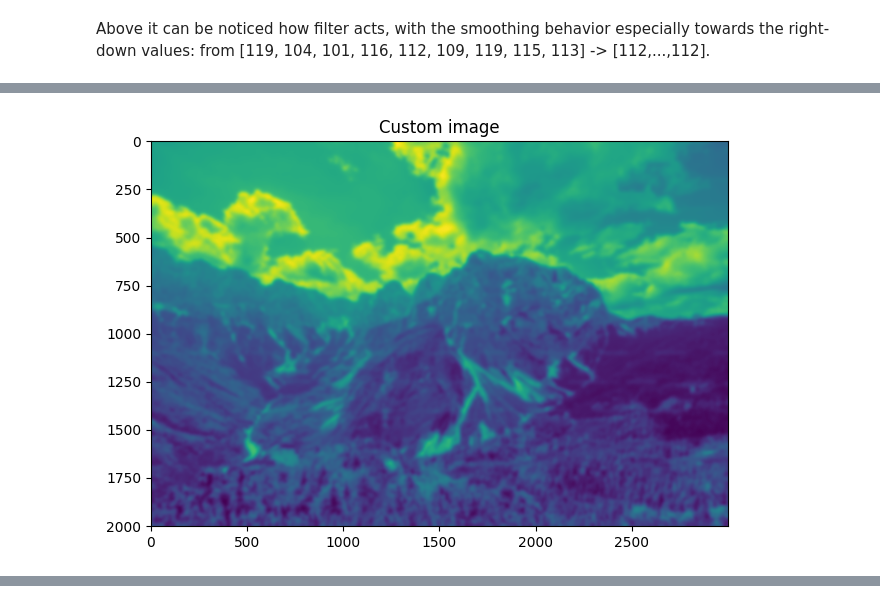
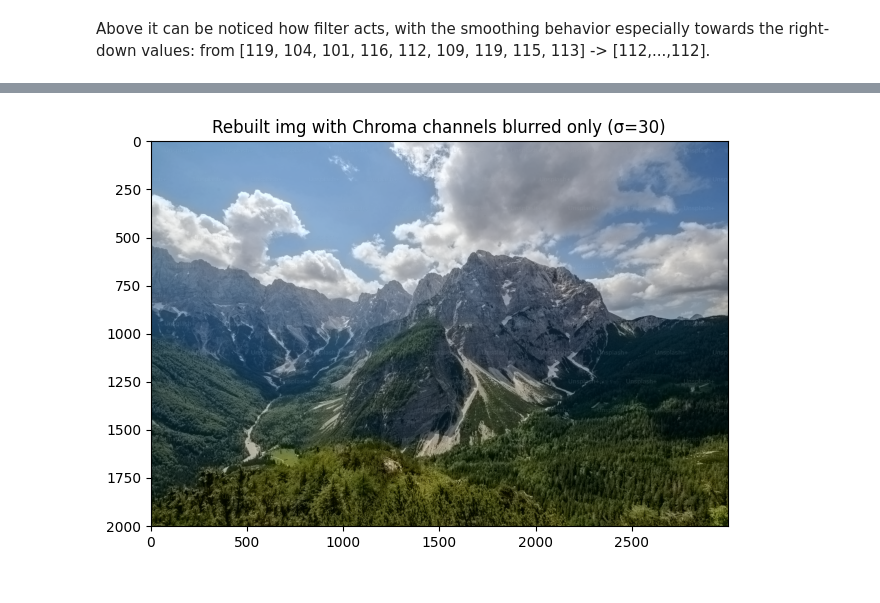
Before and after one commit to mkdib1/University_PWs, a Jupyter notebook: dsim_asseignements/Asseignement_3.ipynb, the cells around one changed output, grey strips where cells are left out. Drawn from its saved outputs; the diff is of its cells as text; code cells hidden in the pictures.

```diff
--- a/dsim_asseignements/Asseignement_3.ipynb
+++ b/dsim_asseignements/Asseignement_3.ipynb
@@ -203,5 +208,8 @@ Clipping input data to the valid range for imshow with RGB data ([0..1] for floa
-# %%
-Y_blurred = gaussian_filter(mn_ycbcr[:,:,0], sigma=9)
-show_img(Y_blurred)
-# %% [output]
-[figure, removed]
+# %%
+rgb_rebuilt_img_chroma_blr_sig30 = reconstruct_rgb_by_single_ycbcr_ch(
+                mn_ycbcr[:,:,0],
+                cb_only_gf_1f,
+                cr_only_gf_1f)
+
+show_img(rgb_rebuilt_img_chroma_blr_sig30, dict_title='Rebuilt img with Chroma channels blurred only (σ=30)')
+# %% [output]
@@ -207,0 +217 @@ show_img(Y_blurred)
+[figure, added]
```
Also changed, not shown: parts of 25 cells of this notebook.
